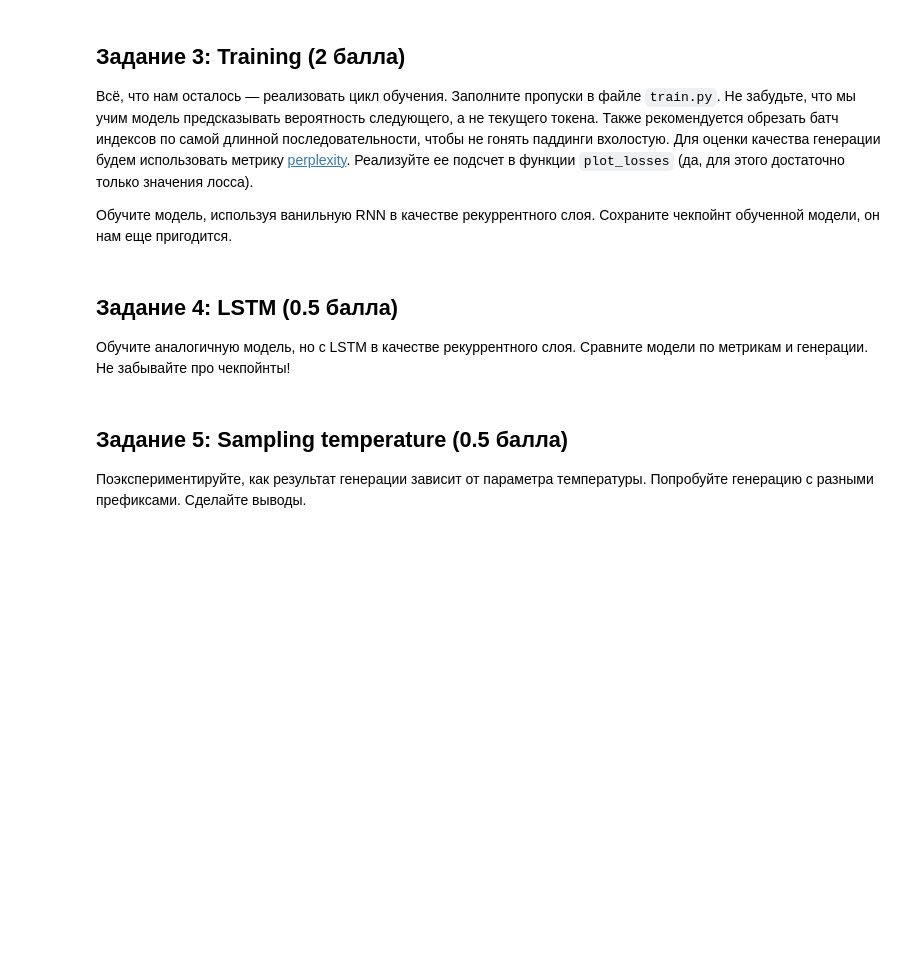
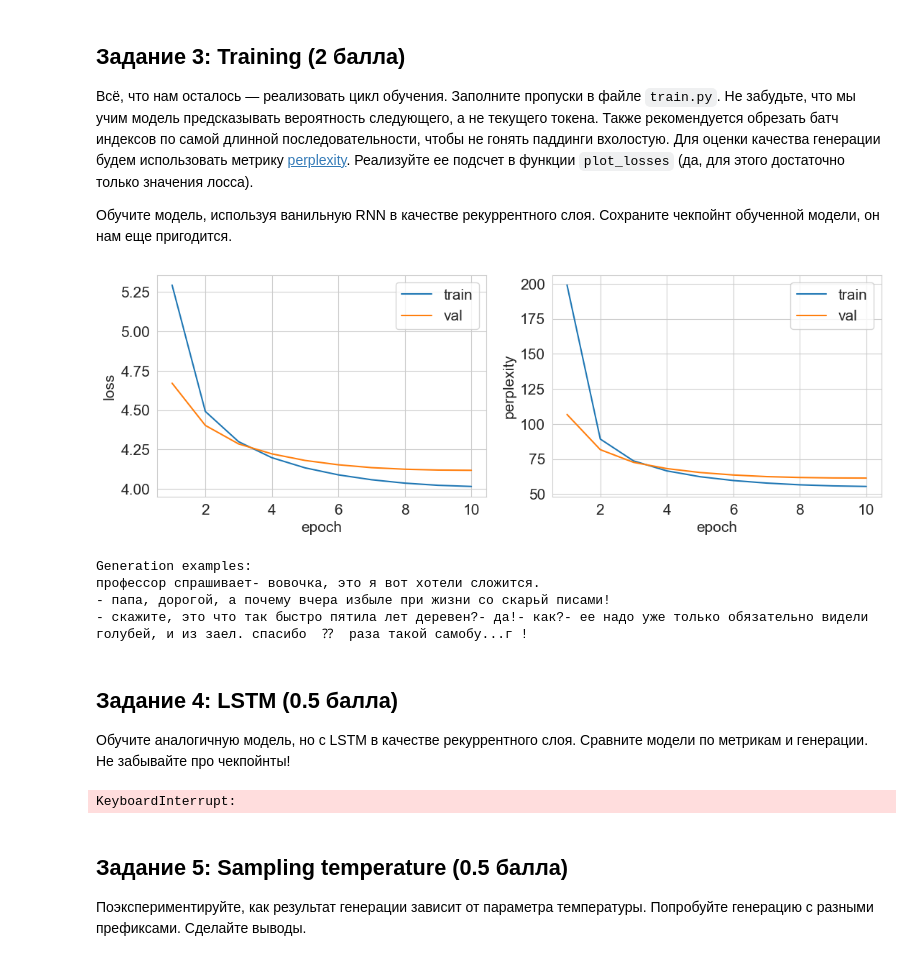
Before and after one commit to Ali-AliAli-Ali/ML_homeworks_VII_semester, a Jupyter notebook: hmwrk2/hw-rnn.ipynb, the cells around one changed output. Saved outputs shown, nothing was run; the diff lists cells and outputs as text; code cells hidden in the pictures; blank space fills up the shorter version.

```diff
--- a/hmwrk2/hw-rnn.ipynb
+++ b/hmwrk2/hw-rnn.ipynb
@@ -92,4 +93,27 @@ for prefix in ['', 'купил мужик шляпу,', 'сел медведь
 
 Обучите модель, используя ванильную RNN в качестве рекуррентного слоя. Сохраните чекпойнт обученной модели, он нам еще пригодится.
 # %%
-# YOUR CODE HERE (⊃｡•́‿•̀｡)⊃━✿✿✿✿✿✿
+from train import train
+from torch.utils.data import DataLoader
+
+train_loader = DataLoader(train_set, batch_size=256, shuffle=True)
+valid_loader = DataLoader(valid_set, batch_size=256, shuffle=True)
+
+optimizer = torch.optim.Adam(model.parameters())
+scheduler = torch.optim.lr_scheduler.CosineAnnealingLR(optimizer, T_max=10, eta_min=0)
+# %%
+train(
+    model=model,
+    optimizer=optimizer,
+    scheduler=scheduler,
+    train_loader=train_loader,
+    val_loader=valid_loader,
+    num_epochs=10,
+    num_examples=3
+)
+# %% [output]
+[figure, added]
+Generation examples:
+профессор спрашивает- вовочка, это я вот хотели сложится.
+- папа, дорогой, а почему вчера избыле при жизни со скарьй писами!
+- скажите, это что так быстро пятила лет деревен?- да!- как?- ее надо уже только обязательно видели голубей, и из заел. спасибо  ⁇  раза такой самобу...г !
@@ -100,2 +130,12 @@ for prefix in ['', 'купил мужик шляпу,', 'сел медведь
 # %%
-# YOUR CODE HERE (⊃｡•́‿•̀｡)⊃━✿✿✿✿✿✿
+train(
+    model=model_lstm,
+    optimizer=optimizer_lstm,
+    scheduler=scheduler_lstm,
+    train_loader=train_loader,
+    val_loader=valid_loader,
+    num_epochs=10,
+    num_examples=3
+)
+# %% [output]
+KeyboardInterrupt:
```
Also changed, not shown: parts of 10 cells of this notebook, 6 other files.
